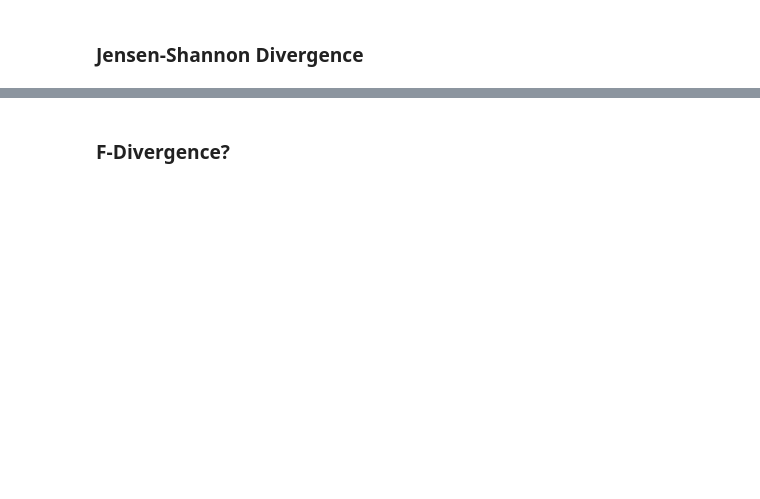
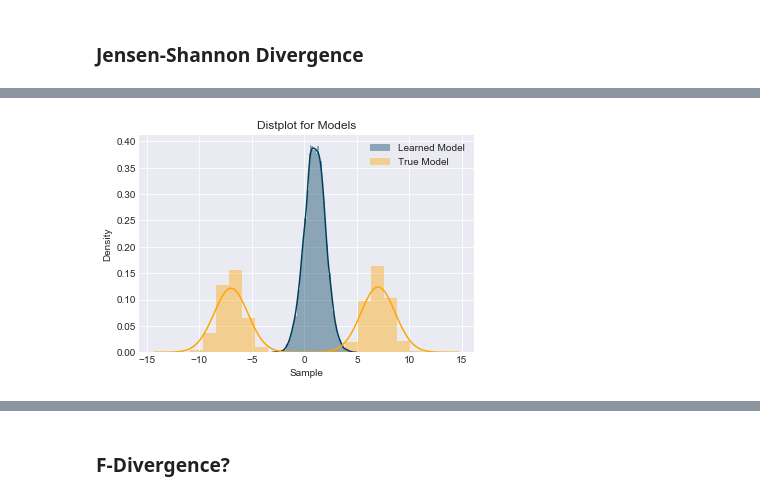
Before and after one commit to nextBillyonair/DPM, a Jupyter notebook: Notebooks/DivergencePresentationExamples.ipynb, the cells around one changed output, grey strips where cells are left out. Saved outputs shown, nothing was run; the diff lists cells and outputs as text; code cells hidden in the pictures; blank space fills up the shorter version.

```diff
--- a/Notebooks/DivergencePresentationExamples.ipynb
+++ b/Notebooks/DivergencePresentationExamples.ipynb
@@ -126,0 +180,8 @@ plot_models(p_model, q_model)
+# %%
+# Show dists
+p_model = MixtureModel([Normal(-7., 1.4), Normal(7., 1.4)], [0.5, 0.5])
+q_model = Normal(1., 1.)
+plot_models(p_model, q_model)
+plt.savefig('../Presentations/divergences/assets/js_bimodal_right_init.png', bbox_inches='tight', dpi=300)
+# %% [output]
+[figure, added]
```
Also changed, not shown: parts of 34 cells of this notebook, 3 other files.
